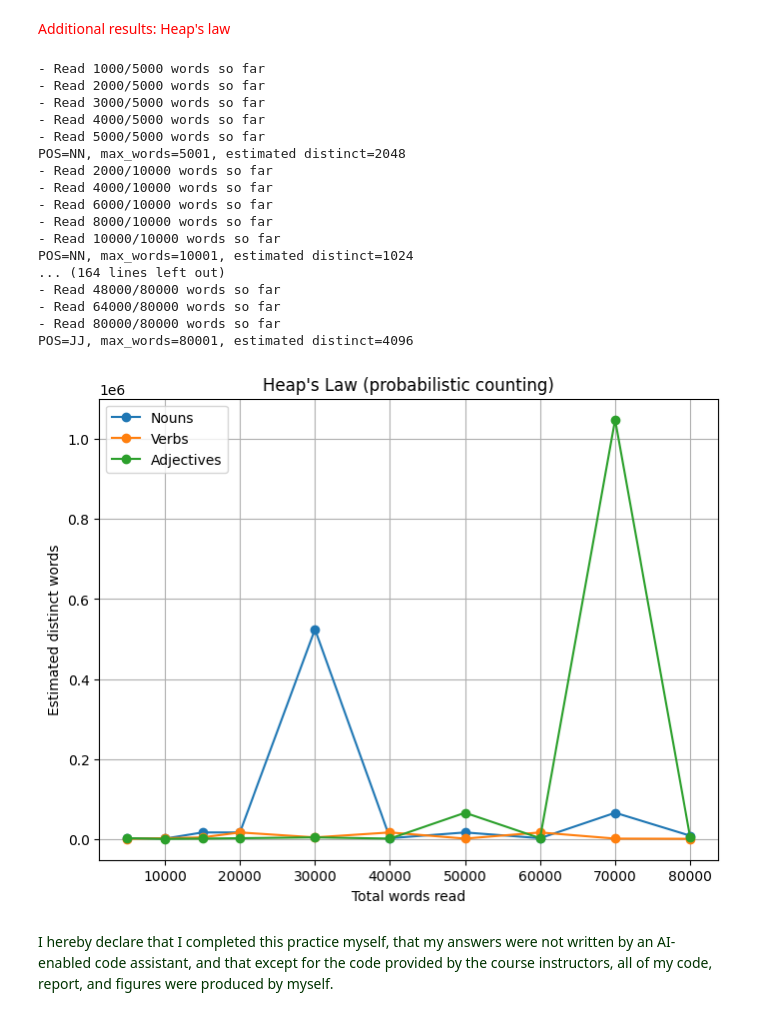
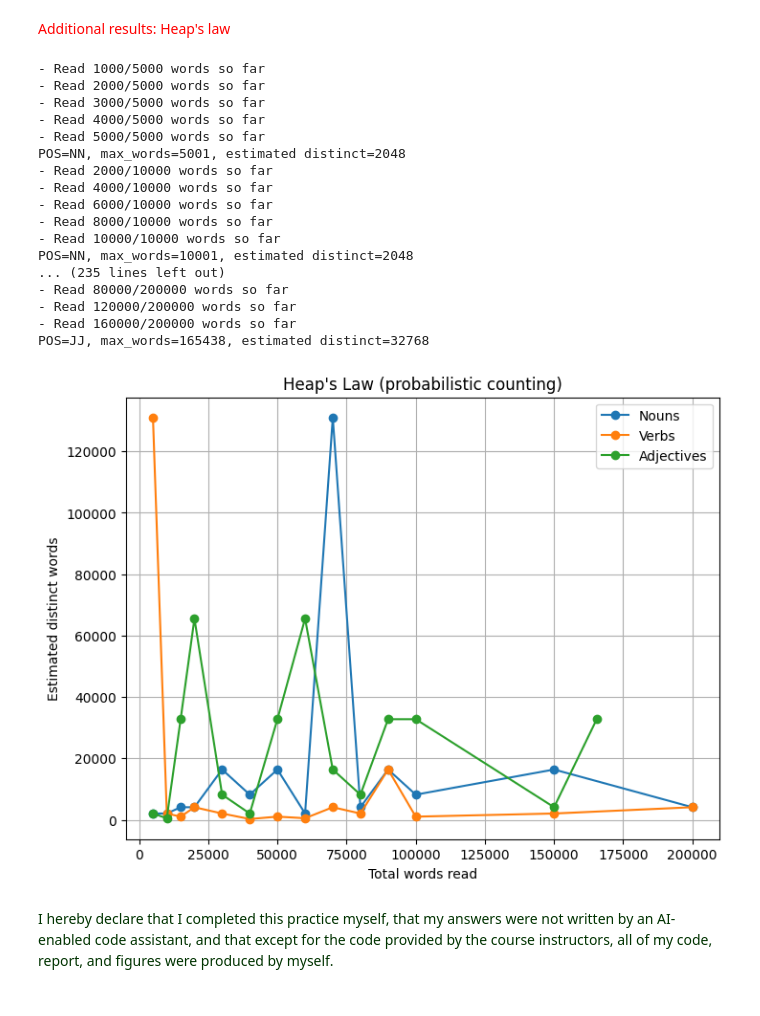
Before and after one commit to zsykk/datamining_2nd, a Jupyter notebook: ps08_data_streams.ipynb, the cells around one changed output. Saved outputs shown, nothing was run; the diff lists cells and outputs as text; code cells hidden in the pictures.

```diff
--- a/ps08_data_streams.ipynb
+++ b/ps08_data_streams.ipynb
@@ -184,6 +184,6 @@ for absolute_frequency, word in most_frequent_items:
 # %%
 total_size = len(reservoir)
 top_frequent_items = sorted([(frequency/total_size, word) for word, frequency in freq.items()], reverse=True)[:30]
-for frequency, word in top_frequent_items:
-    print("%.4f %s" % (frequency, word))
+for rel_freq, word in top_frequent_items:
+    print(f"{rel_freq*100:.2f}%  {word}")
 # %% [output]
@@ -322,7 +328,7 @@ print("* Median  of estimates: %.1f" % statistics.median(estimates))
 # %%
 # I have reduced passes to 5, which the professor confirmed in forum and also because 10 passes takes too long time to run codes
 # Run for NOUN
-MAX_WORDS_INCREASED2 = 70000
+MAX_WORDS_INCREASED2 = 120000
 run_avg_noun = []
 for run in range(3):
     estimates_nuns = []
@@ -472,42 +509,42 @@ def heaps_law_experiment(pos_tag, max_words_list):
 
     return list(distinct_estimates)
 
-max_words = [5000, 10000, 15000, 20000, 30000, 40000, 50000, 60000, 70000, 80000]
+max_words = [5000, 10000, 15000, 20000, 30000, 40000, 50000, 60000, 70000, 80000, 90000, 100000, 150000, 200000]
 # max_words = [5000, 10000, 30000]
 pos_tags = {'Nouns': POS_NOUN, 'Verbs': POS_VERB, 'Adjectives': POS_ADJECTIVE}
 
 # --- Experiment & Plot ---
 plt.figure(figsize=(8,6))
 
 for label, pos_tag in pos_tags.items():
     estimates = heaps_law_experiment(pos_tag, max_words)
     words, distinct = zip(*estimates)
     plt.plot(words, distinct, marker='o', label=label)
 
 plt.xlabel("Total words read")
 plt.ylabel("Estimated distinct words")
 plt.title("Heap's Law (probabilistic counting)")
 plt.legend()
 plt.grid(True)
 plt.show()
 # %% [output]
 - Read 1000/5000 words so far
 - Read 2000/5000 words so far
 - Read 3000/5000 words so far
 - Read 4000/5000 words so far
 - Read 5000/5000 words so far
 POS=NN, max_words=5001, estimated distinct=2048
 - Read 2000/10000 words so far
 - Read 4000/10000 words so far
 - Read 6000/10000 words so far
 - Read 8000/10000 words so far
 - Read 10000/10000 words so far
-POS=NN, max_words=10001, estimated distinct=1024
-... (164 lines left out)
-- Read 48000/80000 words so far
-- Read 64000/80000 words so far
-- Read 80000/80000 words so far
-POS=JJ, max_words=80001, estimated distinct=4096
+POS=NN, max_words=10001, estimated distinct=2048
+... (235 lines left out)
+- Read 80000/200000 words so far
+- Read 120000/200000 words so far
+- Read 160000/200000 words so far
+POS=JJ, max_words=165438, estimated distinct=32768
-[figure, old version]
+[figure, new version]
 # %% [markdown]
 <font size="+2" color="#003300">I hereby declare that I completed this practice myself, that my answers were not written by an AI-enabled code assistant, and that except for the code provided by the course instructors, all of my code, report, and figures were produced by myself.</font>
```
Also changed, not shown: parts of 13 cells of this notebook.
